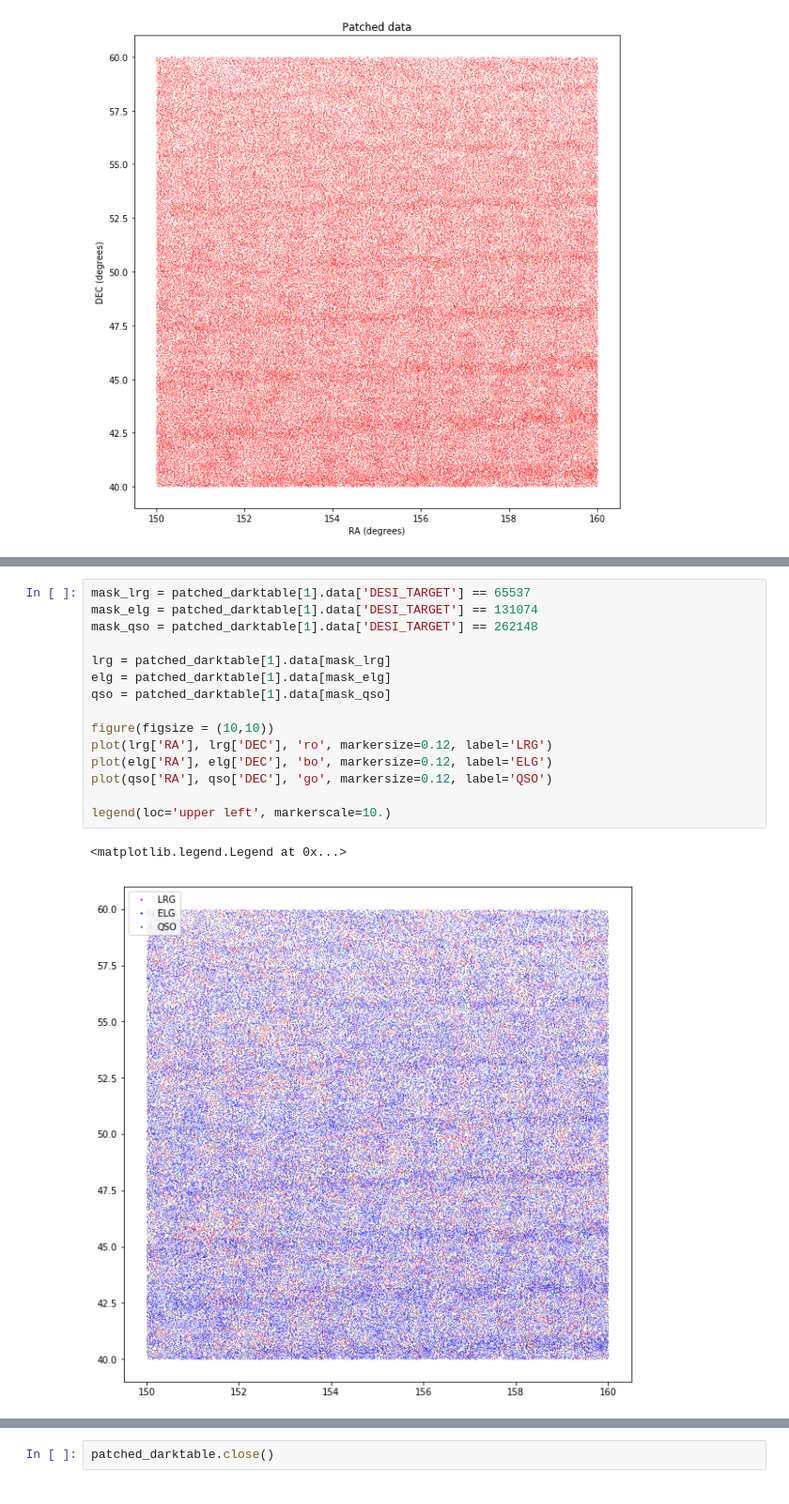
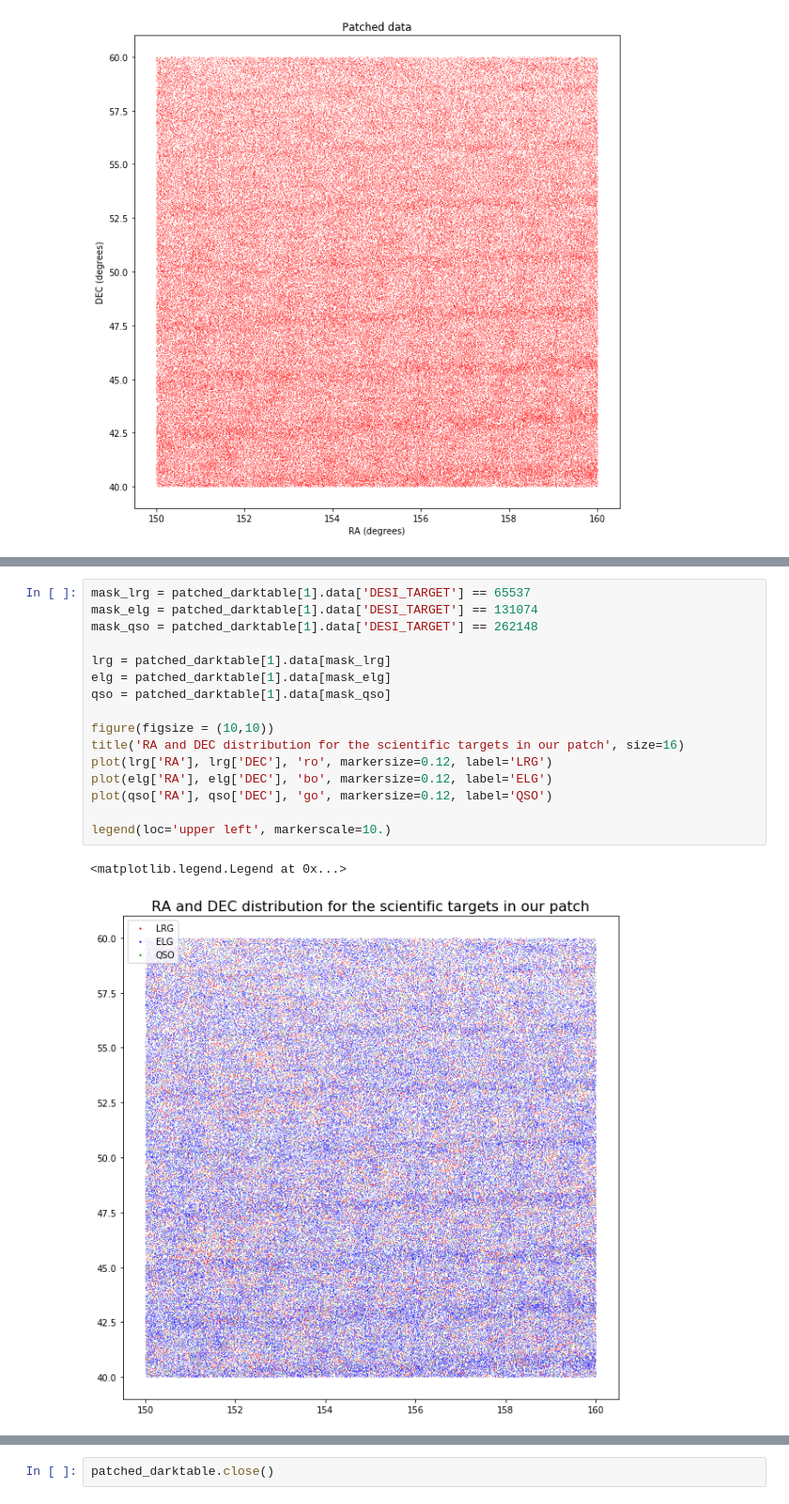
Before and after one commit to CesarArroyo09/desinotebooks, a Jupyter notebook: modifying_files.ipynb, the cells around one changed output, grey strips where cells are left out. Shown at 94% size. Drawn from its saved outputs; the diff is of its cells as text.

```diff
--- a/modifying_files.ipynb
+++ b/modifying_files.ipynb
@@ -192,18 +262,19 @@ INFO:targets.py:67:target_bitmask_to_string: Target class MWS_NEARBY (4): 1
 # %%
 mask_lrg = patched_darktable[1].data['DESI_TARGET'] == 65537
 mask_elg = patched_darktable[1].data['DESI_TARGET'] == 131074
 mask_qso = patched_darktable[1].data['DESI_TARGET'] == 262148
 
 lrg = patched_darktable[1].data[mask_lrg]
 elg = patched_darktable[1].data[mask_elg]
 qso = patched_darktable[1].data[mask_qso]
 
 figure(figsize = (10,10))
+title('RA and DEC distribution for the scientific targets in our patch', size=16)
 plot(lrg['RA'], lrg['DEC'], 'ro', markersize=0.12, label='LRG')
 plot(elg['RA'], elg['DEC'], 'bo', markersize=0.12, label='ELG')
 plot(qso['RA'], qso['DEC'], 'go', markersize=0.12, label='QSO')
 
 legend(loc='upper left', markerscale=10.)
 # %% [output]
 <matplotlib.legend.Legend at 0x...>
-[figure, old version]
+[figure, new version]
```
Also changed, not shown: parts of 53 cells of this notebook.
